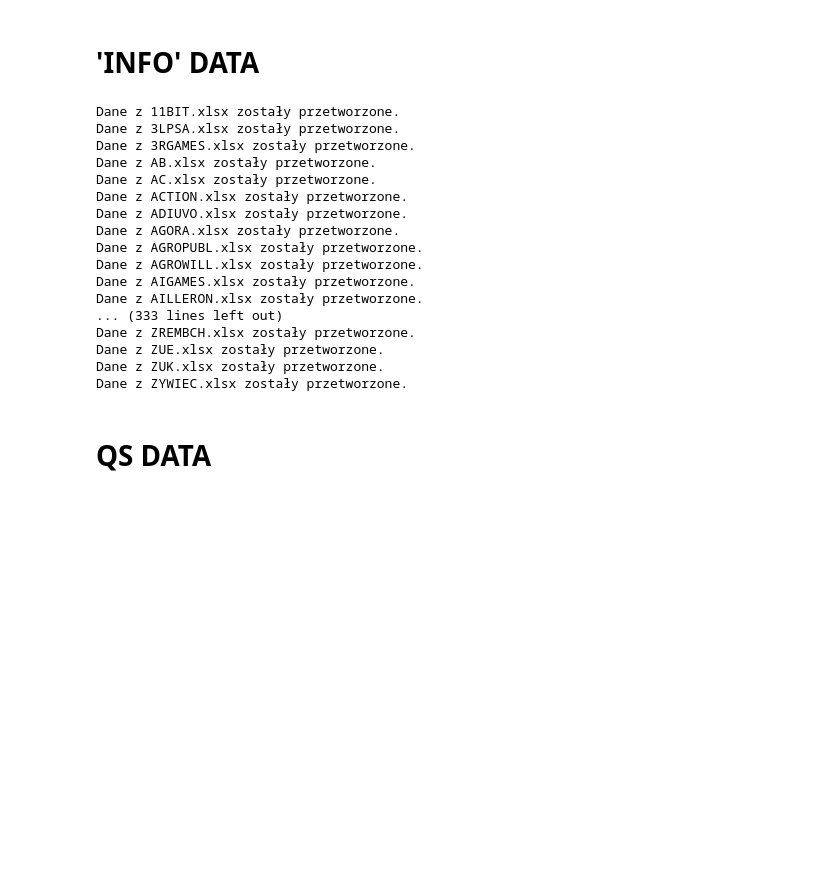
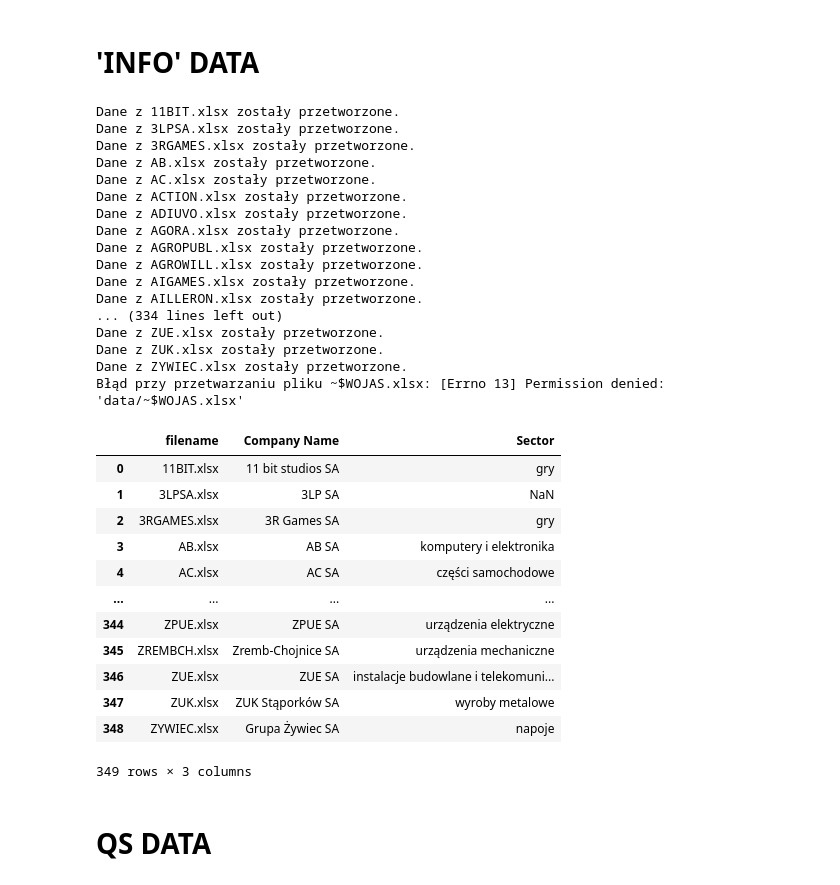
Before and after one commit to k-sobczyk/ensemble-nn-stock-forecast, a Jupyter notebook: data_sourcing.ipynb, the cells around one changed output. Drawn from its saved outputs; the diff is of its cells as text; code cells hidden in the pictures; blank space fills up the shorter version.

```diff
--- a/data_sourcing.ipynb
+++ b/data_sourcing.ipynb
@@ -50,6 +50,7 @@ def process_company_sector(folder_path):
                 with pd.ExcelFile(file_path) as xls:
                     company_name = pd.read_excel(xls, 'Info', usecols="B", skiprows=1, nrows=1).values[0][0]
                     sector = pd.read_excel(xls, 'Info', usecols="E", skiprows=19, nrows=1).values[0][0]
+                    ticker = pd.read_excel(xls, 'Info', usecols="B", skiprows=1, nrows=12).values[0][0]
 
                 result = {
                     'filename': filename,
@@ -79,11 +80,27 @@ Dane z AGROPUBL.xlsx zostały przetworzone.
 Dane z AGROWILL.xlsx zostały przetworzone.
 Dane z AIGAMES.xlsx zostały przetworzone.
 Dane z AILLERON.xlsx zostały przetworzone.
-... (333 lines left out)
-Dane z ZREMBCH.xlsx zostały przetworzone.
+... (334 lines left out)
 Dane z ZUE.xlsx zostały przetworzone.
 Dane z ZUK.xlsx zostały przetworzone.
 Dane z ZYWIEC.xlsx zostały przetworzone.
+Błąd przy przetwarzaniu pliku ~$WOJAS.xlsx: [Errno 13] Permission denied: 'data/~$WOJAS.xlsx'
+# %%
+df_names
+# %% [output]
+|  | filename | Company Name | Sector |
+| 0 | 11BIT.xlsx | 11 bit studios SA | gry |
+| 1 | 3LPSA.xlsx | 3LP SA | NaN |
+| 2 | 3RGAMES.xlsx | 3R Games SA | gry |
+| 3 | AB.xlsx | AB SA | komputery i elektronika |
+| 4 | AC.xlsx | AC SA | części samochodowe |
+| ... | ... | ... | ... |
+| 344 | ZPUE.xlsx | ZPUE SA | urządzenia elektryczne |
+| 345 | ZREMBCH.xlsx | Zremb-Chojnice SA | urządzenia mechaniczne |
+| 346 | ZUE.xlsx | ZUE SA | instalacje budowlane i telekomuni... |
+| 347 | ZUK.xlsx | ZUK Stąporków SA | wyroby metalowe |
+| 348 | ZYWIEC.xlsx | Grupa Żywiec SA | napoje |
+349 rows × 3 columns
 # %%
 output_csv_path = 'dataframes/names_gpw.csv'
 df_names.to_csv(output_csv_path, index=False)
```
Also changed, not shown: parts of 2 cells of this notebook, 2 other files.
